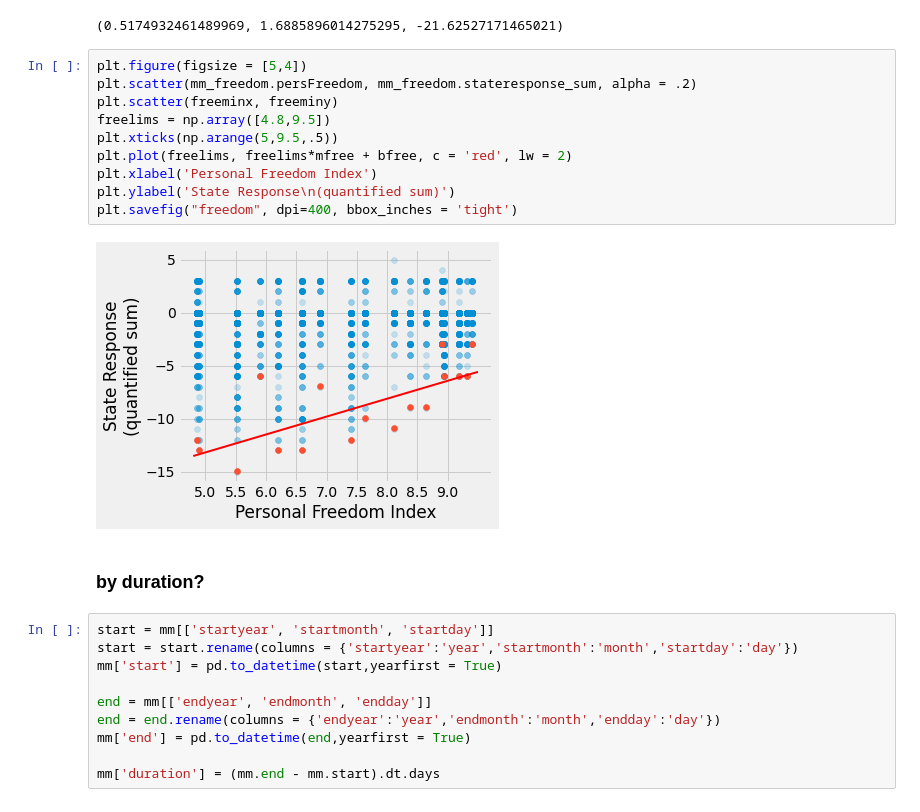
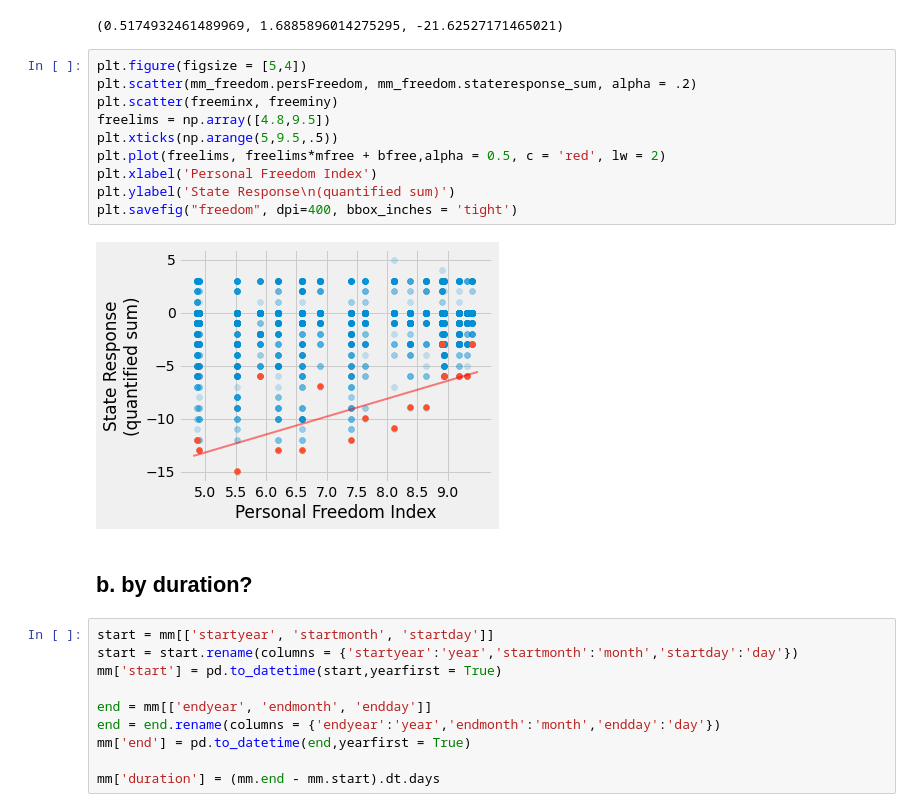
Before and after one commit to graceshaoy/119midterm-Mass-Mobilization, a Jupyter notebook: analyze_data.ipynb, the cells around one changed output. Drawn from its saved outputs; the diff is of its cells as text.

```diff
--- a/analyze_data.ipynb
+++ b/analyze_data.ipynb
@@ -167,17 +169,17 @@ modelfree.score(freex, freey), mfree, bfree
 # %%
 plt.figure(figsize = [5,4])
 plt.scatter(mm_freedom.persFreedom, mm_freedom.stateresponse_sum, alpha = .2)
 plt.scatter(freeminx, freeminy)
 freelims = np.array([4.8,9.5])
 plt.xticks(np.arange(5,9.5,.5))
-plt.plot(freelims, freelims*mfree + bfree, c = 'red', lw = 2)
+plt.plot(freelims, freelims*mfree + bfree,alpha = 0.5, c = 'red', lw = 2)
 plt.xlabel('Personal Freedom Index')
 plt.ylabel('State Response\n(quantified sum)')
 plt.savefig("freedom", dpi=400, bbox_inches = 'tight')
 # %% [output]
-[figure, old version]
+[figure, new version]
 # %% [markdown]
-### by duration?
+## b. by duration?
 # %%
 start = mm[['startyear', 'startmonth', 'startday']]
 start = start.rename(columns = {'startyear':'year','startmonth':'month','startday':'day'})
```
Also changed, not shown: parts of 28 cells of this notebook.
